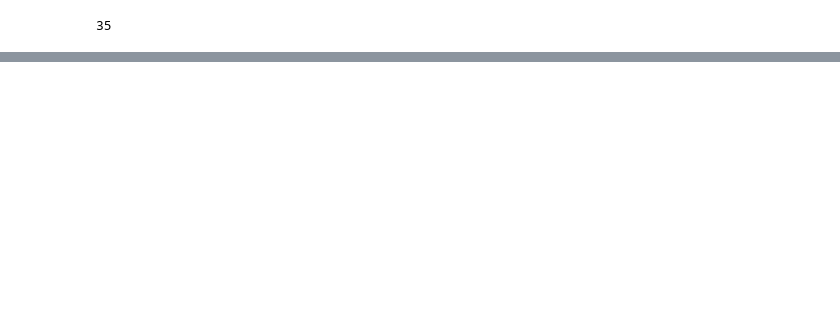
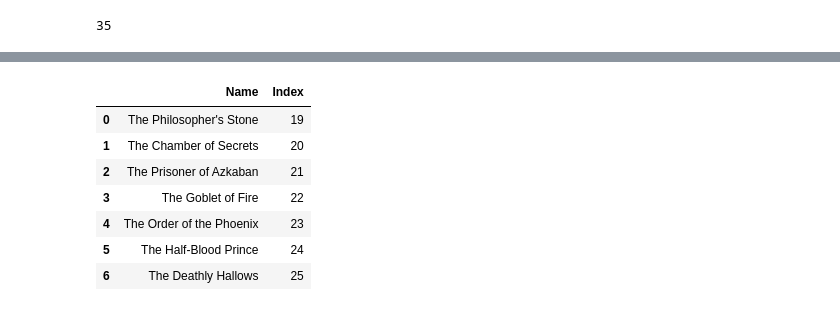
Before and after one commit to heatherjcohen/Sankey-Disney, a Jupyter notebook: Sankey - Alluvial demo - Disney.ipynb, the cells around one changed output, grey strips where cells are left out. Cells and saved outputs as stored; diff of their text form; code cells hidden in the pictures; blank space fills up the shorter version.

```diff
--- a/Sankey - Alluvial demo - Disney.ipynb
+++ b/Sankey - Alluvial demo - Disney.ipynb
@@ -52,0 +98,23 @@ fig.show()
+# %%
+books = ["The Philosopher's Stone",
+"The Chamber of Secrets",
+"The Prisoner of Azkaban",
+"The Goblet of Fire",
+"The Order of the Phoenix",
+"The Half-Blood Prince",
+"The Deathly Hallows"]
+
+
+
+
+bookdf = create_index(19,books)
+bookdf
+# %% [output]
+|  | Name | Index |
+| 0 | The Philosopher's Stone | 19 |
+| 1 | The Chamber of Secrets | 20 |
+| 2 | The Prisoner of Azkaban | 21 |
+| 3 | The Goblet of Fire | 22 |
+| 4 | The Order of the Phoenix | 23 |
+| 5 | The Half-Blood Prince | 24 |
+| 6 | The Deathly Hallows | 25 |
```
Also changed, not shown: parts of 17 cells of this notebook.
